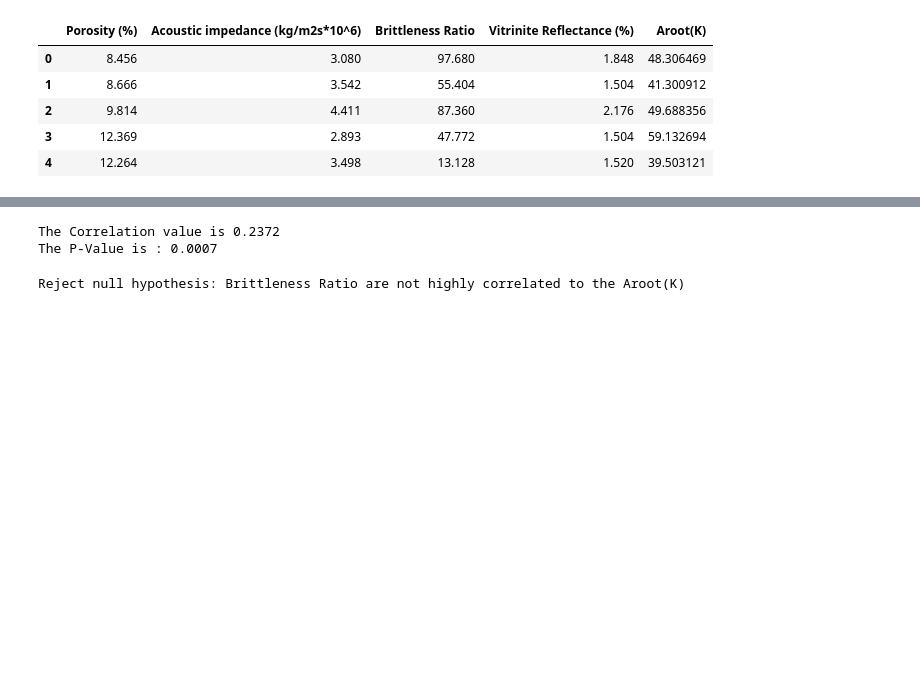
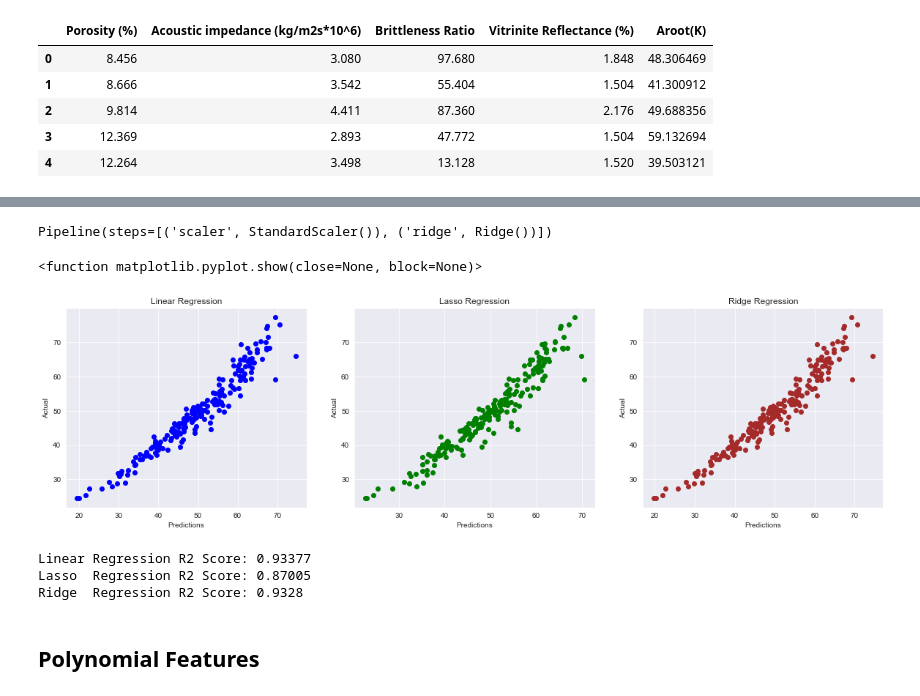
Before and after one commit to yousefhosny1/RTA_Unconventional_O-G_Reserviors, a Jupyter notebook: Rate Transient Analysis (RTA) in Unconventional Oil & Gas Reservoirs.ipynb, the cells around one changed output, grey strips where cells are left out. Drawn from its saved outputs; the diff is of its cells as text; code cells hidden in the pictures; blank space fills up the shorter version.

```diff
--- a/Rate Transient Analysis (RTA) in Unconventional Oil & Gas Reservoirs.ipynb
+++ b/Rate Transient Analysis (RTA) in Unconventional Oil & Gas Reservoirs.ipynb
@@ -134,3 +107,23 @@ df_scaled
+# %%
+from sklearn.linear_model import LinearRegression, Lasso, Ridge
+
+from sklearn.preprocessing import StandardScaler
+
+from sklearn.model_selection import KFold, cross_val_predict
+
+from sklearn.pipeline import Pipeline
+
+
+
+s = StandardScaler()
+lr = LinearRegression()
+lasso = Lasso()
+ridge = Ridge()
+kf = KFold(shuffle=True, n_splits = 3, random_state = 72018)
+
+estimator_lr = Pipeline([("scaler", s),("regression", lr)])
+estimator_lasso = Pipeline([("scaler", s),("lasso", lasso)])
+estimator_ridge = Pipeline([("scaler", s),("ridge", ridge)])
 # %%
-y_scaled = df_scaled['Aroot(K)']
-x_scaled = df_scaled.drop(['Aroot(K)'], axis = 1)
+y = df['Aroot(K)']
+X = df.drop(['Aroot(K)'], axis = 1)
@@ -230,16 +130,22 @@ r, p = stats.pearsonr(df['Aroot(K)'], df['Brittleness Ratio'])
-# %%
-print(f"The Correlation value is {round(r, 4)}")
-print(f"The P-Value is : {round(p, 4)}")
-# %% [output]
-The Correlation value is 0.2372
-The P-Value is : 0.0007
-# %%
-# Defining the Signifigance level and evaluation the hypothesis
-
-signifigance_level = 0.05
-if p < signifigance_level:
-    print("Reject null hypothesis: Brittleness Ratio are not highly correlated to the Aroot(K)")
-else:
-    print("Accept null hypothesis: Brittleness Ratio are highly correlated to the Aroot(K)")
-# %% [output]
-Reject null hypothesis: Brittleness Ratio are not highly correlated to the Aroot(K)
+# %%
+estimator_lr.fit(X, y)
+estimator_lasso.fit(X, y)
+estimator_ridge.fit(X, y)
+# %% [output]
+Pipeline(steps=[('scaler', StandardScaler()), ('ridge', Ridge())])
+# %%
+predictions_lr = cross_val_predict(estimator_lr, X, y, cv = kf)
+predictions_lasso = cross_val_predict(estimator_lasso, X, y, cv = kf)
+predictions_ridge = cross_val_predict(estimator_ridge, X, y, cv = kf)
+# %%
+f, ax = plt.subplots(1, 3, figsize=(20, 5))
+ax[0].scatter(predictions_lr, y, c = 'blue')
+ax[0].set(xlabel = 'Predictions', ylabel = 'Actual', title = 'Linear Regression')
+ax[1].scatter(predictions_lasso, y, c = 'g')
+ax[1].set(xlabel = 'Predictions', ylabel = 'Actual', title = 'Lasso Regression')
+ax[2].scatter(predictions_ridge, y, c = 'brown')
+ax[2].set(xlabel = 'Predictions', ylabel = 'Actual', title = 'Ridge Regression')
+plt.show
+# %% [output]
+<function matplotlib.pyplot.show(close=None, block=None)>
+[figure, added]
@@ -245,0 +158,10 @@ Reject null hypothesis: Brittleness Ratio are not highly correlated to the Aroot
+# %%
+print(f"Linear Regression R2 Score: {round(score_lr, 5)}")
+print(f"Lasso  Regression R2 Score: {round(score_lasso, 5)}")
+print(f"Ridge  Regression R2 Score: {round(score_ridge, 5)}")
+# %% [output]
+Linear Regression R2 Score: 0.93377
+Lasso  Regression R2 Score: 0.87005
+Ridge  Regression R2 Score: 0.9328
+# %% [markdown]
+## Polynomial Features
```
Also changed, not shown: parts of 24 cells of this notebook, 2 other files.
